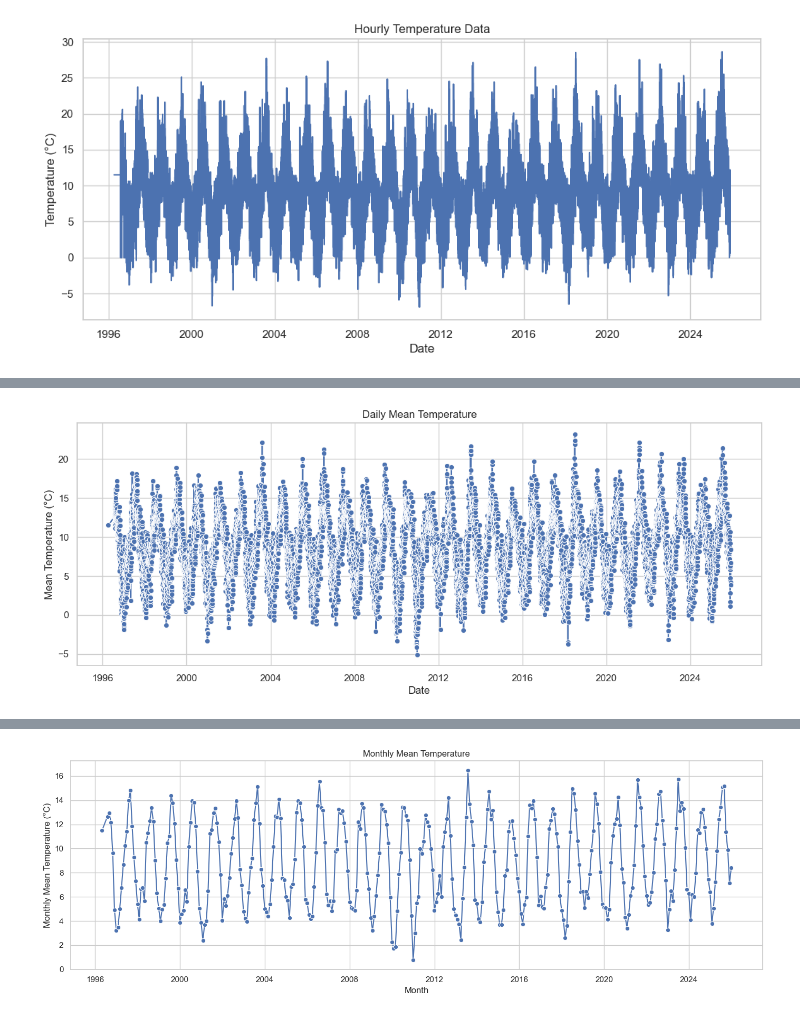
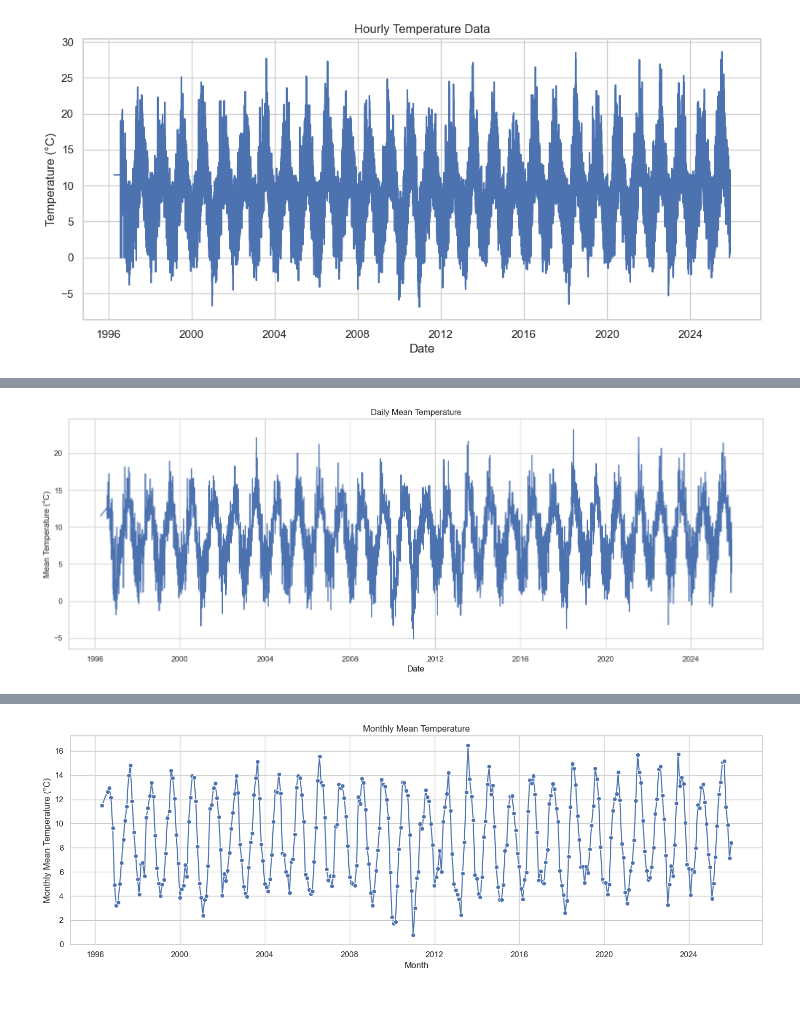
Before and after one commit to LDonn32/PDFA, a Jupyter notebook: Assignments/assignment06-weather.ipynb, the cells around one changed output, grey strips where cells are left out. Cells and saved outputs as stored; diff of their text form; code cells hidden in the pictures.

```diff
--- a/Assignments/assignment06-weather.ipynb
+++ b/Assignments/assignment06-weather.ipynb
@@ -149,16 +143,16 @@ print(daily_mean)
 # %%
 # Plot the daily mean.
 
-plt.figure(figsize=(14,5))
+plt.figure(figsize=(18,6))
 
 # daily_mean is a DataFrame with 'date' and 'temp' columns
-sns.lineplot(data=daily_mean, x='date', y='temp', marker='o')
+sns.lineplot(data=daily_mean, x='date', y='temp',)
 plt.title('Daily Mean Temperature')
 plt.xlabel("Date")
 plt.ylabel("Mean Temperature (°C)")
 plt.show()
 # %% [output]
-[figure, old version]
+[figure, new version]
 # %%
 # Compute monthly mean temperature.
 
```
Also changed, not shown: parts of 20 cells of this notebook, 1 other file.
